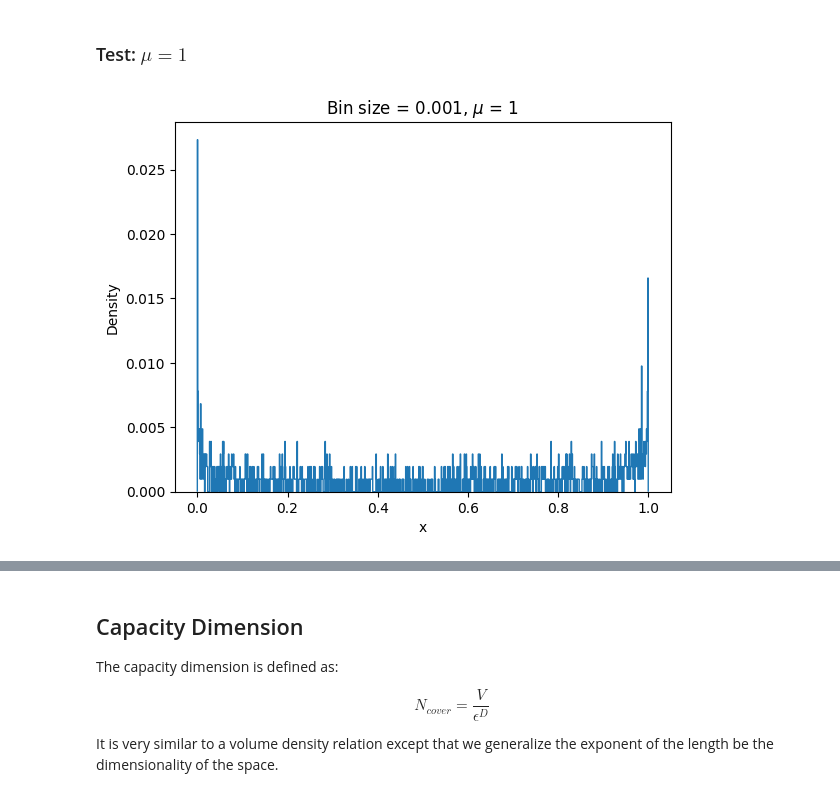
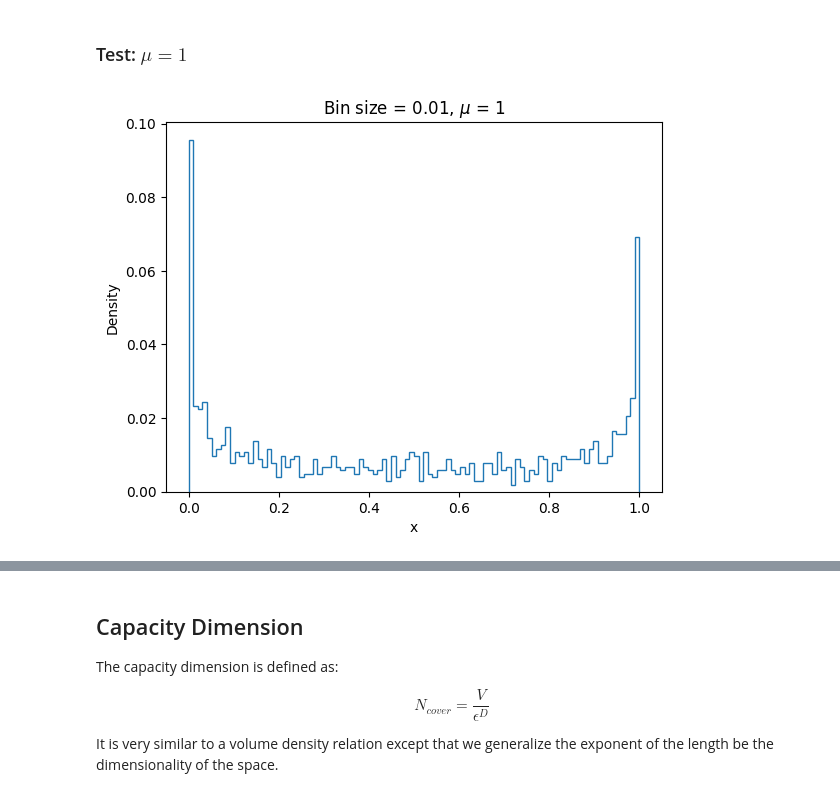
Before and after one commit to htsod/statistical_mechanics_models, a Jupyter notebook: fractal_dimensions/main.ipynb, the cells around one changed output, grey strips where cells are left out. Drawn from its saved outputs; the diff is of its cells as text; code cells hidden in the pictures.

```diff
--- a/fractal_dimensions/main.ipynb
+++ b/fractal_dimensions/main.ipynb
@@ -30,7 +30,7 @@ def main(mu, epsilon_list):
     x_list = [x]
     for n in range(N_tot):
         x = LogisticMapping(x, mu)
-        x_list.append(LogisticMapping(x, mu))
+        x_list.append(x)
 
 
     count_list = []
@@ -44,12 +44,13 @@ def main(mu, epsilon_list):
 ### Test: $\mu = 1$
 # %%
 mu = 1
-e_list = np.linspace(0.001, 1, 10)
+e_list = np.linspace(1, 0.0001, 100)
 count_list, bins_list = main(mu, e_list)
-plt.stairs(count_list[0], bins_list[0])
+e_val = -2
+plt.stairs(count_list[e_val], bins_list[e_val])
 plt.xlabel("x")
 plt.ylabel("Density")
-plt.title(f"Bin size = {e_list[0]}, $\mu$ = 1")
+plt.title(f"Bin size = {round(e_list[e_val],3)}, $\mu$ = 1")
 plt.show()
 # %% [output]
-[figure, old version]
+[figure, new version]
```
Also changed, not shown: parts of 7 cells of this notebook, 4 other files.
